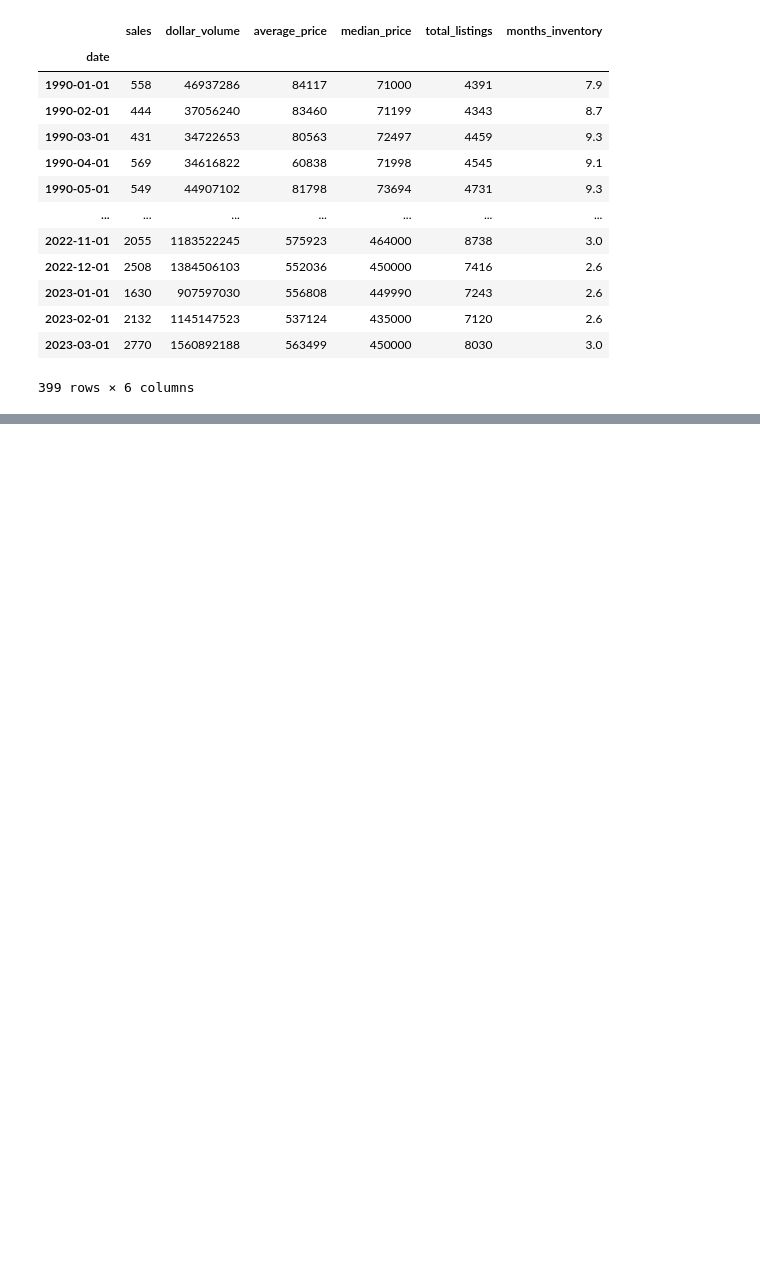
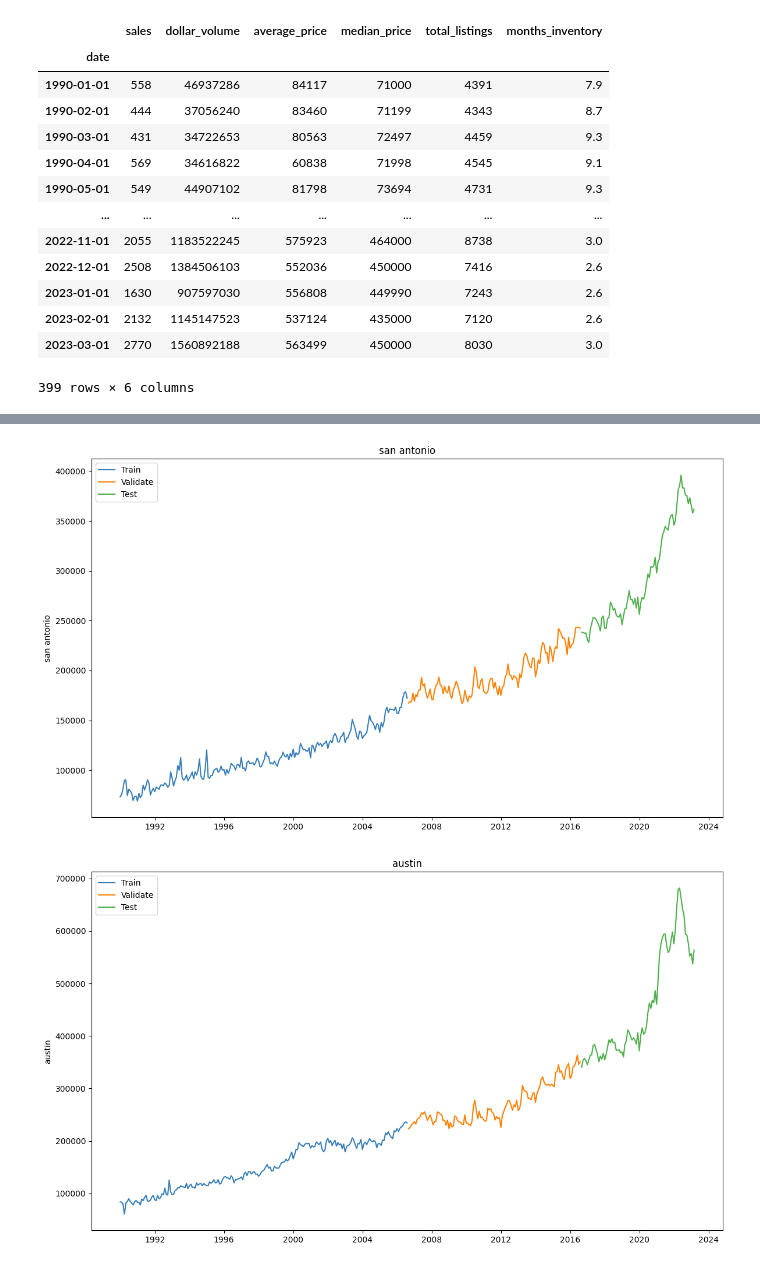
Before and after one commit to nicolas-angarita/texas_real_estate, a Jupyter notebook: modeling.ipynb, the cells around one changed output, grey strips where cells are left out. Drawn from its saved outputs; the diff is of its cells as text; code cells hidden in the pictures; blank space fills up the shorter version.

```diff
--- a/modeling.ipynb
+++ b/modeling.ipynb
@@ -115,0 +66,20 @@ students_df[(students_df['grade'] >= 90) & (students_df['favorite_color'].isin([
+# %%
+def split_data_explore(df):
+    '''
+    This function takes in a clean df and splits it to train, validate, and test to model upon
+    '''
+    train_size = int(round(df.shape[0] * 0.5))
+    validate_size = int(round(df.shape[0] * 0.3))
+    test_size = int(round(df.shape[0] * 0.2))
+
+
+    validate_end_index = train_size + validate_size
+
+    train = df[:train_size]
+    validate = df[train_size:validate_end_index]
+    test = df[validate_end_index:]
+
+
+    return train, validate, test
+# %%
+train, validate, test = split_data_explore(df)
@@ -115,0 +107,14 @@ students_df[(students_df['grade'] >= 90) & (students_df['favorite_color'].isin([
+# %%
+# Viz our train dataset
+for col in train.columns:
+    plt.figure(figsize=(14,8))
+    plt.plot(train[col], color='#377eb8', label = 'Train')
+    plt.plot(validate[col], color='#ff7f00', label = 'Validate')
+    plt.plot(test[col], color='#4daf4a', label = 'Test')
+    plt.legend()
+    plt.ylabel(col)
+    plt.title(col)
+    plt.show()
+# %% [output]
+[figure, added]
+[figure, added]
```
Also changed, not shown: parts of 34 cells of this notebook, 1 other file.
